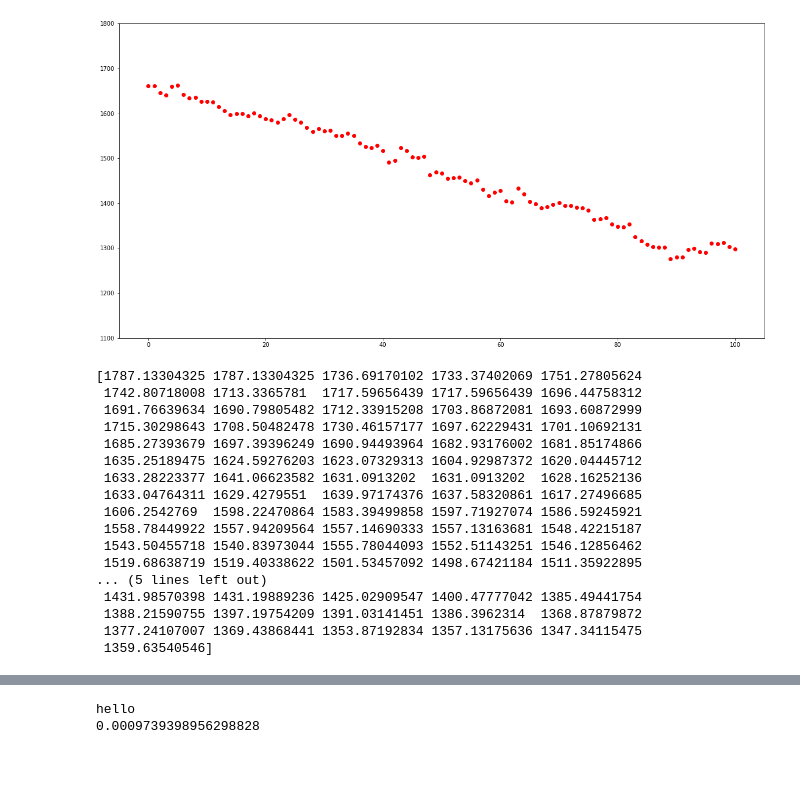
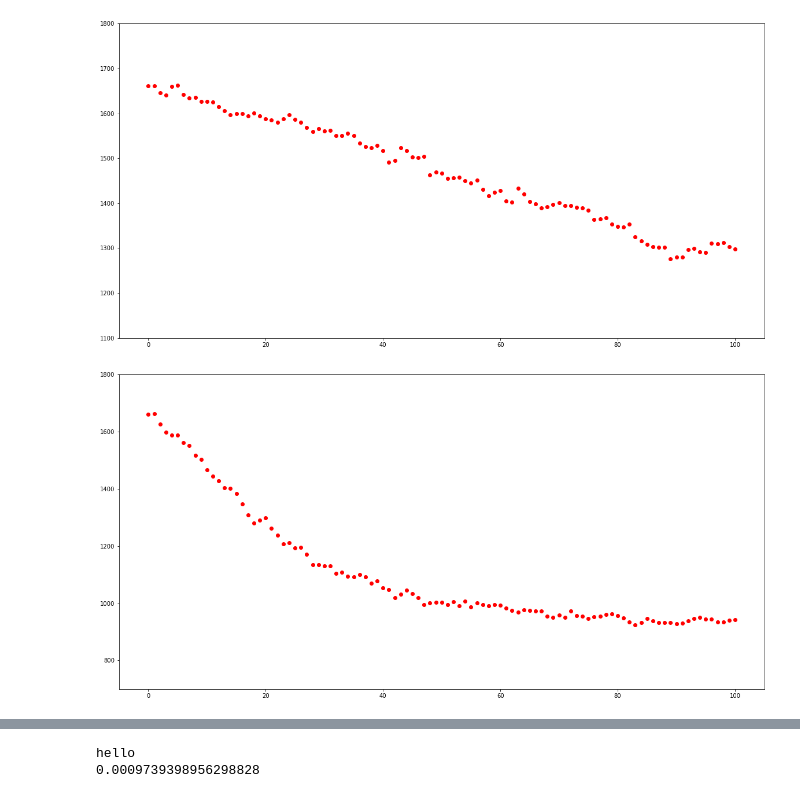
Before and after one commit to NoBugsAllowed/CVRP-ACO-python, a Jupyter notebook: report.ipynb, the cells around one changed output, grey strips where cells are left out. Drawn from its saved outputs; the diff is of its cells as text; code cells hidden in the pictures; blank space fills up the shorter version.

```diff
--- a/report.ipynb
+++ b/report.ipynb
@@ -311,3 +332,30 @@ for cas in range(len(cases)):
 print(hyp2_1)
 # %% [output]
 99692710922], [1723.5273525393668], [1672.6422685957587]], [[1594.3336269891722], [1626.4050244528762], [1614.8930100348612], [1669.442943697856], [1622.5352973989495], [1577.2462427358248], [1590.638 ...
+# %%
+print('hipoteza 2 - Jaki jest najlepszy stosunek alfa do beta - SimpleAco')
+
+seedCount = 10
+
+#cases =[
+#r'datasets\A\A-n32-k5.vrp',
+#r'datasets\A\A-n33-k5.vrp',
+#r'datasets\A\A-n33-k6.vrp',
+#r'datasets\A\A-n34-k5.vrp',
+#r'datasets\A\A-n36-k5.vrp',
+#r'datasets\A\A-n37-k5.vrp']
+
+cases =[
+r'datasets\A\A-n32-k5.vrp']
+
+hyp2_1_1 = [[[0 for z in range(len(cases))] for x in range(seedCount)] for y in range(0,101,1)]
+
+for cas in range(len(cases)):
+    for it in range(0,101,1):
+        print(it)
+        for seed in range(seedCount):
+            algorithm = SimpleAco(cvrp.load_case(cases[cas]), ants_count=50, max_iterations=10, alpha=it/20, beta=(100-it)/20, evaporation_rate=0.6, pheromone_amount=0, seed = seed)
+            solution, path = algorithm.compute(log_level=0)
+            hyp2_1_1[it][seed][cas] = solution
+
+print(hyp2_1_1)
@@ -429,23 +537,20 @@ plt.axis([-5, 105, 1100, 1800])
 plt.show()
 # %% [output]
 [figure]
-# %%
-print(mean2_1)
-# %% [output]
-[1787.13304325 1787.13304325 1736.69170102 1733.37402069 1751.27805624
- 1742.80718008 1713.3365781  1717.59656439 1717.59656439 1696.44758312
- 1691.76639634 1690.79805482 1712.33915208 1703.86872081 1693.60872999
- 1715.30298643 1708.50482478 1730.46157177 1697.62229431 1701.10692131
- 1685.27393679 1697.39396249 1690.94493964 1682.93176002 1681.85174866
- 1635.25189475 1624.59276203 1623.07329313 1604.92987372 1620.04445712
- 1633.28223377 1641.06623582 1631.0913202  1631.0913202  1628.16252136
- 1633.04764311 1629.4279551  1639.97174376 1637.58320861 1617.27496685
- 1606.2542769  1598.22470864 1583.39499858 1597.71927074 1586.59245921
- 1558.78449922 1557.94209564 1557.14690333 1557.13163681 1548.42215187
- 1543.50455718 1540.83973044 1555.78044093 1552.51143251 1546.12856462
- 1519.68638719 1519.40338622 1501.53457092 1498.67421184 1511.35922895
-... (5 lines left out)
- 1431.98570398 1431.19889236 1425.02909547 1400.47777042 1385.49441754
- 1388.21590755 1397.19754209 1391.03141451 1386.3962314  1368.87879872
- 1377.24107007 1369.43868441 1353.87192834 1357.13175636 1347.34115475
- 1359.63540546]
+# %%
+sum = np.zeros(len(hyp2_1))
+mean2_1_1 = np.zeros(len(hyp2_1))
+for iter in range (len(hyp2_1)):
+    count = 0
+    for row in range (len(hyp2_1[0])):
+        for col in range(len(hyp2_1[0][0])):
+            sum[iter] = sum[iter] + hyp2_1_1[iter][row][col]
+            count = count + 1
+    mean2_1_1[iter] = sum[iter]/count
+
+plt.figure(figsize=(20,10))
+plt.plot(range(0,101,1), mean2_1_1, 'ro')#,range(1,200,2), mean2_2, 'go',range(1,200,2), mean2_3, 'yo',range(1,200,2), mean2_4, 'bo')
+plt.axis([-5, 105, 700, 1800])
+plt.show()
+# %% [output]
+[figure, added]
```
Also changed, not shown: parts of 15 cells of this notebook, 14 other files.
